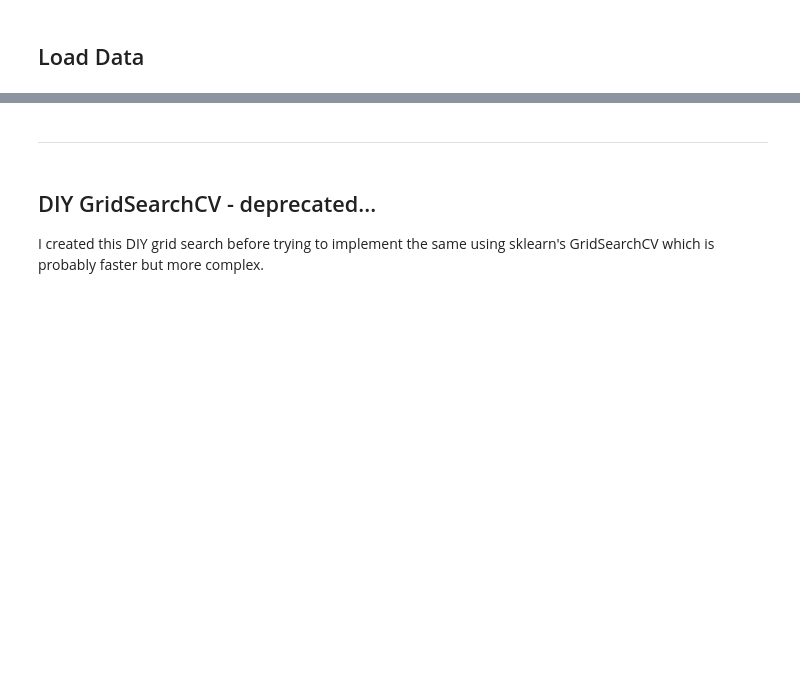
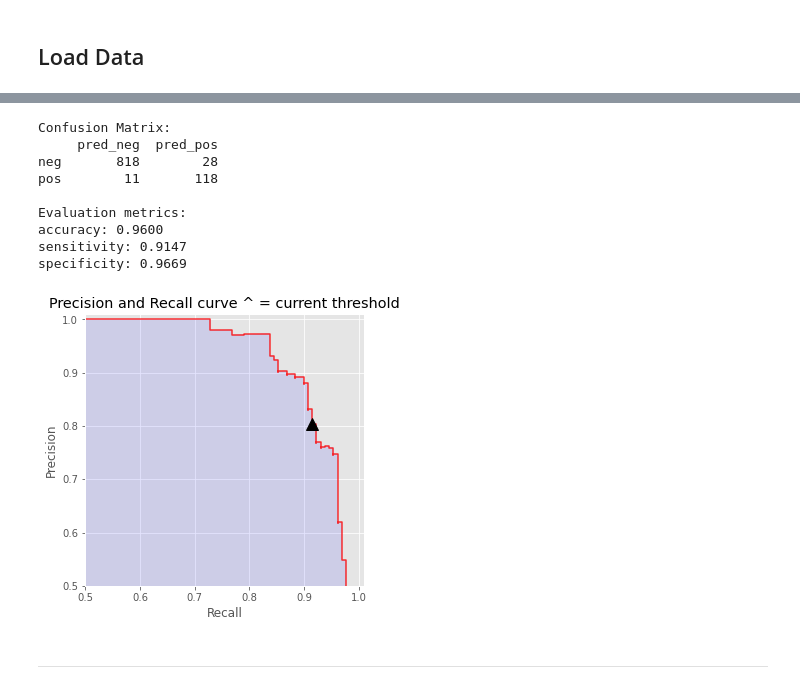
Before and after one commit to BigBangData/NaturalLanguageProcessing, a Jupyter notebook: TextAnalyticsWithR/10_RandomForests_1.ipynb, the cells around one changed output, grey strips where cells are left out. Cells and saved outputs as stored; diff of their text form; code cells hidden in the pictures; blank space fills up the shorter version.

```diff
--- a/TextAnalyticsWithR/10_RandomForests_1.ipynb
+++ b/TextAnalyticsWithR/10_RandomForests_1.ipynb
@@ -272,6 +368,15 @@ sensitivity: 0.8760
+# %%
+precision_recall_threshold(p, r, thresholds, 0.20)
+# %% [output]
+Confusion Matrix:
+     pred_neg  pred_pos
+neg       818        28
+pos        11       118
+
+Evaluation metrics:
+accuracy: 0.9600
+sensitivity: 0.9147
+specificity: 0.9669
+[figure, added]
 # %% [markdown]
 ---
-# %% [markdown]
-## DIY GridSearchCV - deprecated...
-
-I created this DIY grid search before trying to implement the same using sklearn's GridSearchCV which is probably faster but more complex.
```
Also changed, not shown: parts of 57 cells of this notebook, 1 other file.
